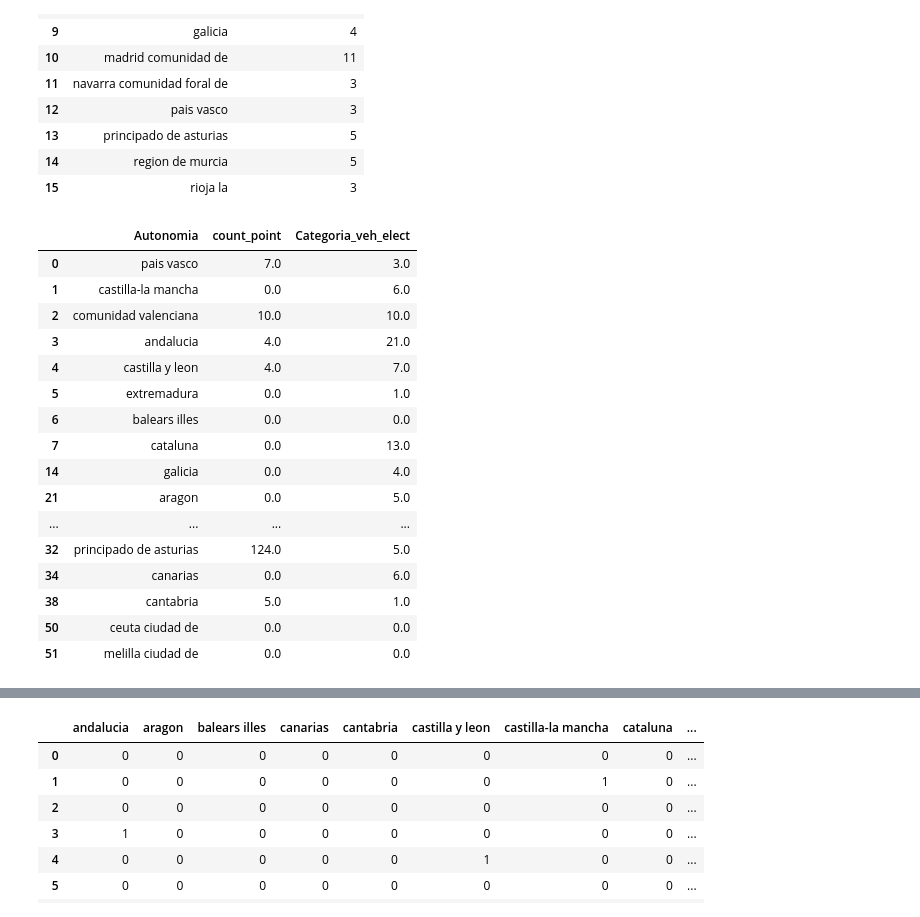
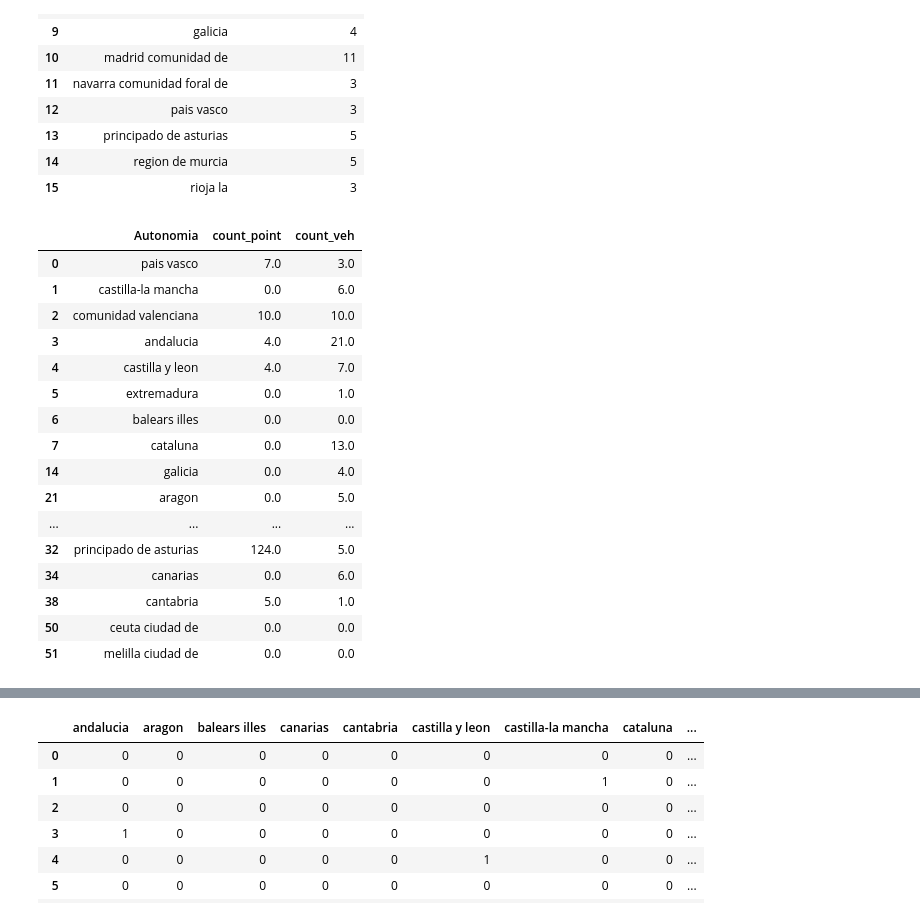
Before and after one commit to Ouardavalue/EDP, a Jupyter notebook: EDP.ipynb, the cells around one changed output, grey strips where cells are left out. Drawn from its saved outputs; the diff is of its cells as text; code cells hidden in the pictures.

```diff
--- a/EDP.ipynb
+++ b/EDP.ipynb
@@ -231,11 +231,12 @@ df_veh_per_region
 # %%
 #Par region, nombre de bornes et voiture (Left Join)
 df_merged = df_provincia.merge(df_point_per_region, how='left', left_on='Autonomia', right_on='region')\
                         .merge(df_veh_per_region, how='left', on='Autonomia')
 df_merged = df_merged[['Autonomia', 'count_point', 'Categoria_veh_elect']].drop_duplicates().fillna(0)
+df_merged.rename(columns={'Categoria_veh_elect': 'count_veh'}, inplace=True)
 df_merged
 # %% [output]
-|  | Autonomia | count_point | Categoria_veh_elect |
+|  | Autonomia | count_point | count_veh |
 | 0 | pais vasco | 7.0 | 3.0 |
 | 1 | castilla-la mancha | 0.0 | 6.0 |
 | 2 | comunidad valenciana | 10.0 | 10.0 |
```
Also changed, not shown: parts of 2 cells of this notebook.
